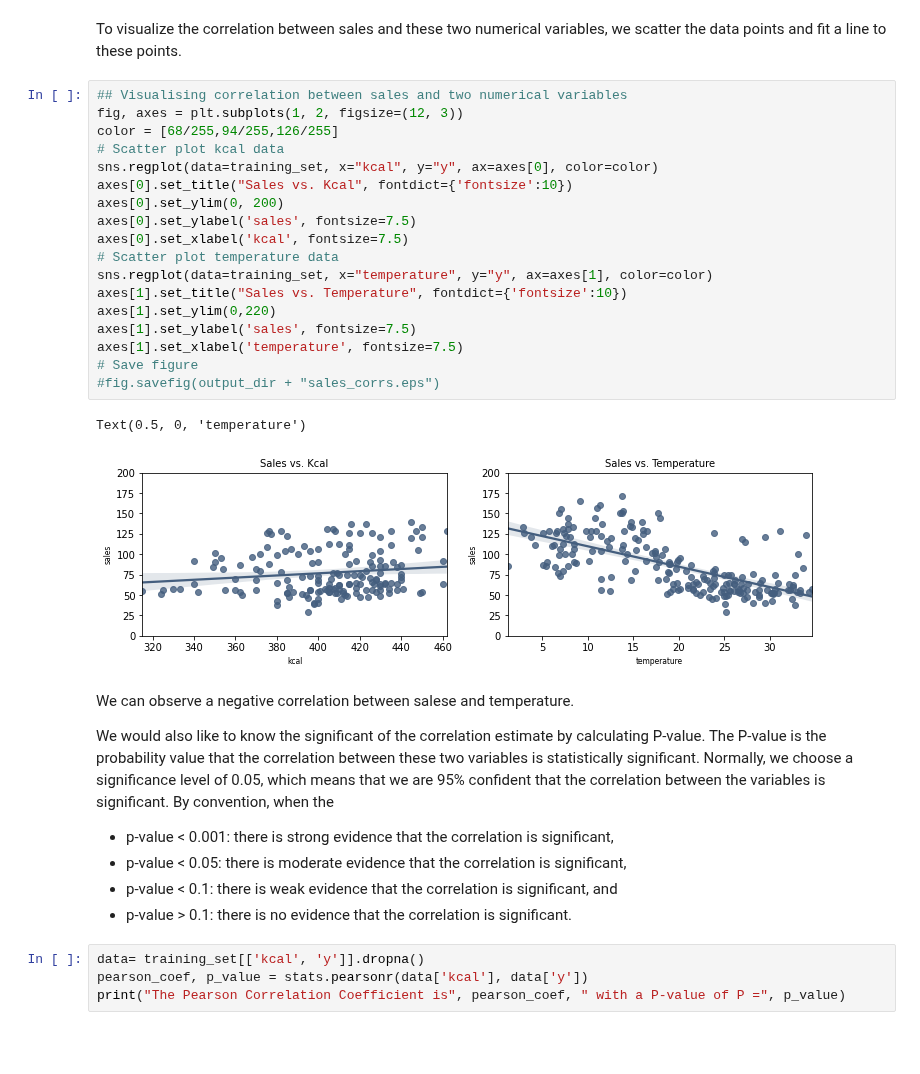
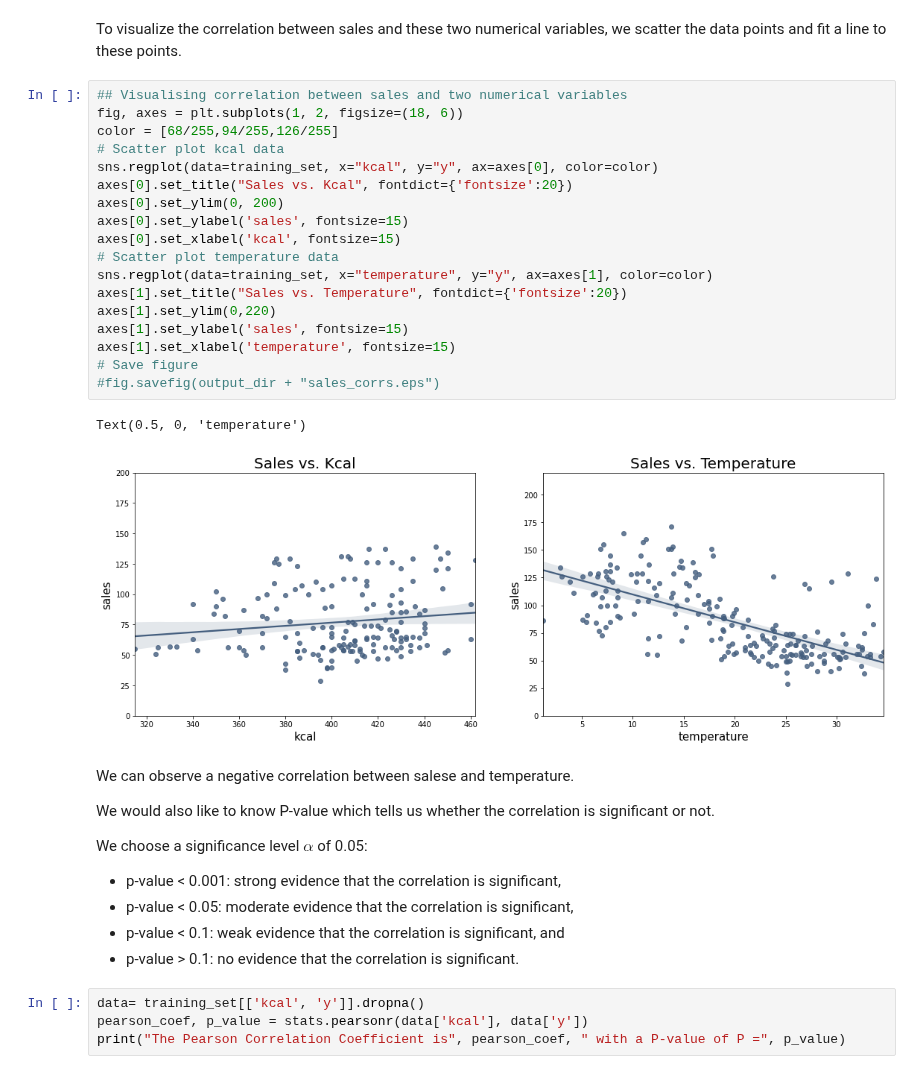
Before and after one commit to anglixjtu/boxed_lunch_sales_forecasting, a Jupyter notebook: notebooks/exploratory_data_analysis.ipynb, the cells around one changed output. Drawn from its saved outputs; the diff is of its cells as text; blank space fills up the shorter version.

```diff
--- a/notebooks/exploratory_data_analysis.ipynb
+++ b/notebooks/exploratory_data_analysis.ipynb
@@ -333,36 +330,36 @@ training_set[['y', 'temperature', 'kcal']].corr()
 To visualize the correlation between sales and these two numerical variables, we scatter the data points and fit a line to these points.
 # %%
 ## Visualising correlation between sales and two numerical variables
-fig, axes = plt.subplots(1, 2, figsize=(12, 3))
+fig, axes = plt.subplots(1, 2, figsize=(18, 6))
 color = [68/255,94/255,126/255]
 # Scatter plot kcal data
 sns.regplot(data=training_set, x="kcal", y="y", ax=axes[0], color=color)
-axes[0].set_title("Sales vs. Kcal", fontdict={'fontsize':10})
+axes[0].set_title("Sales vs. Kcal", fontdict={'fontsize':20})
 axes[0].set_ylim(0, 200)
-axes[0].set_ylabel('sales', fontsize=7.5)
-axes[0].set_xlabel('kcal', fontsize=7.5)
+axes[0].set_ylabel('sales', fontsize=15)
+axes[0].set_xlabel('kcal', fontsize=15)
 # Scatter plot temperature data
 sns.regplot(data=training_set, x="temperature", y="y", ax=axes[1], color=color)
-axes[1].set_title("Sales vs. Temperature", fontdict={'fontsize':10})
+axes[1].set_title("Sales vs. Temperature", fontdict={'fontsize':20})
 axes[1].set_ylim(0,220)
-axes[1].set_ylabel('sales', fontsize=7.5)
-axes[1].set_xlabel('temperature', fontsize=7.5)
+axes[1].set_ylabel('sales', fontsize=15)
+axes[1].set_xlabel('temperature', fontsize=15)
 # Save figure
 #fig.savefig(output_dir + "sales_corrs.eps")
 # %% [output]
 Text(0.5, 0, 'temperature')
-[figure, old version]
+[figure, new version]
 # %% [markdown]
 We can observe a negative  correlation between salese and temperature.
 
-We would also like to know the significant of the correlation estimate by calculating  P-value.
-The P-value is the probability value that the correlation between these two variables is statistically significant.
-Normally, we choose a significance level of 0.05, which means that we are 95% confident that the correlation between the variables is significant.
-By convention, when the
-- p-value < 0.001: there is strong evidence that the correlation is significant,
-- p-value < 0.05: there is moderate evidence that the correlation is significant,
-- p-value < 0.1: there is weak evidence that the correlation is significant, and
-- p-value > 0.1: there is no evidence that the correlation is significant.
+We would also like to know P-value which tells us whether the correlation is significant or not.
+
+We choose a significance level $\alpha$ of 0.05:
+
+- p-value < 0.001: strong evidence that the correlation is significant,
+- p-value < 0.05: moderate evidence that the correlation is significant,
+- p-value < 0.1: weak evidence that the correlation is significant, and
+- p-value > 0.1: no evidence that the correlation is significant.
 # %%
 data= training_set[['kcal', 'y']].dropna()
 pearson_coef, p_value = stats.pearsonr(data['kcal'], data['y'])
```
Also changed, not shown: parts of 16 cells of this notebook.
